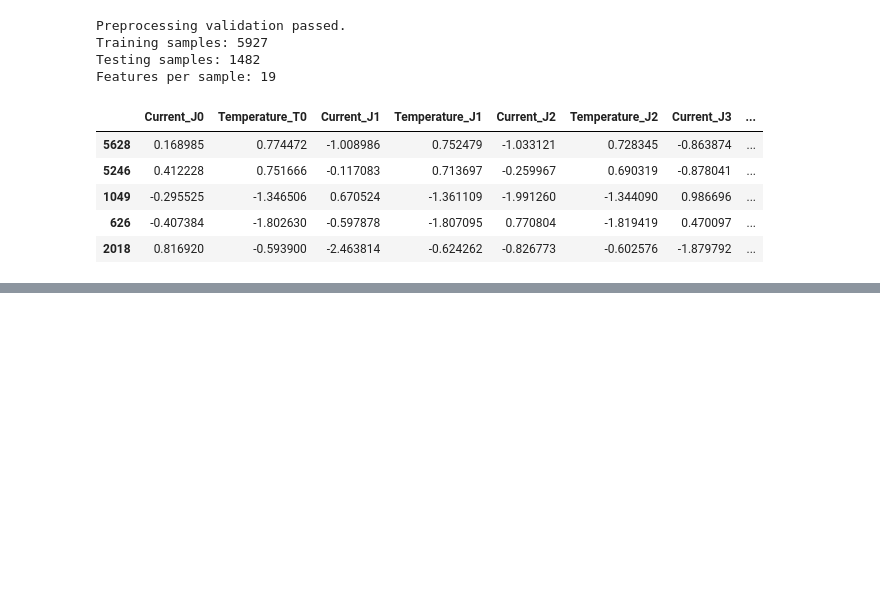
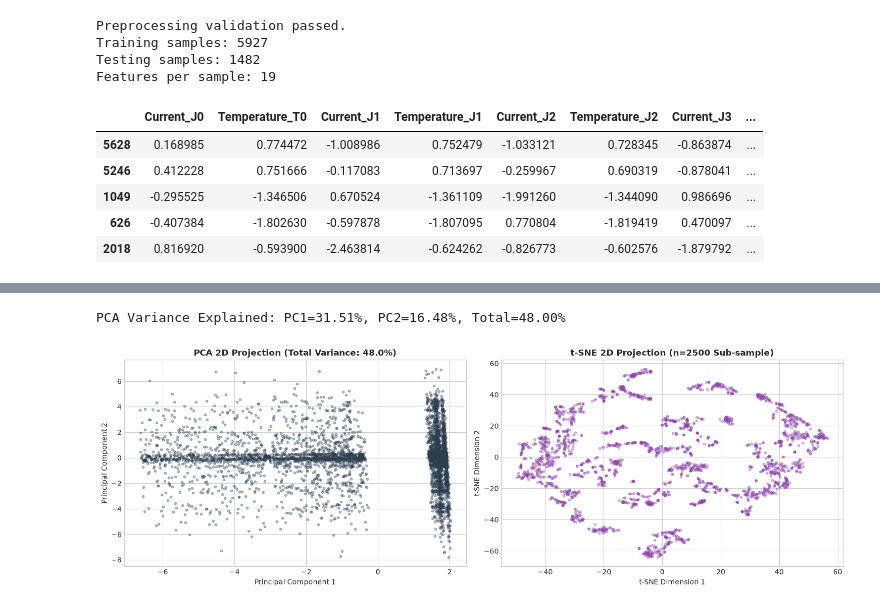
Before and after one commit to Nithin0306/ml_capstone, a Jupyter notebook: notebooks/clustering.ipynb, the cells around one changed output, grey strips where cells are left out. Drawn from its saved outputs; the diff is of its cells as text; code cells hidden in the pictures; blank space fills up the shorter version.

```diff
--- a/notebooks/clustering.ipynb
+++ b/notebooks/clustering.ipynb
@@ -34,13 +34,16 @@ The dataset contains robot sensor measurements, including joint current, tempera
 
 The sensor measurements are used as features for clustering, while metadata and event indicators are excluded from the initial model inputs. Event indicators can be used later to help interpret the resulting clusters.
 # %%
+import os
+
 RANDOM_STATE = 42
 
 plt.style.use("seaborn-v0_8-whitegrid")
 plt.rcParams["font.sans-serif"] = "DejaVu Sans"
 plt.rcParams["figure.figsize"] = (10, 6)
 
-df_raw = pd.read_excel("../data/clustering/ur3.xlsx")
+data_path = "../data/clustering/ur3.xlsx" if os.path.exists("../data/clustering/ur3.xlsx") else "data/clustering/ur3.xlsx"
+df_raw = pd.read_excel(data_path)
 
 # Standardize column names by removing surrounding whitespace
 df = df_raw.copy()
@@ -524,0 +593,31 @@ Both algorithms must be evaluated using the Silhouette Score, Davies–Bouldin I
+# %%
+# PCA 2D Projection
+pca_2d = PCA(n_components=2, random_state=RANDOM_STATE)
+X_pca = pca_2d.fit_transform(X_scaled)
+var_explained = pca_2d.explained_variance_ratio_
+
+print(f"PCA Variance Explained: PC1={var_explained[0]:.2%}, PC2={var_explained[1]:.2%}, Total={sum(var_explained):.2%}")
+
+# t-SNE on a representative sub-sample of 2500 points for efficiency
+np.random.seed(RANDOM_STATE)
+tsne_idx = np.random.choice(len(X_scaled), size=min(2500, len(X_scaled)), replace=False)
+tsne = TSNE(n_components=2, perplexity=30, random_state=RANDOM_STATE, n_jobs=-1)
+X_tsne_sub = tsne.fit_transform(X_scaled[tsne_idx])
+
+fig, axes = plt.subplots(1, 2, figsize=(15, 5))
+
+axes[0].scatter(X_pca[:, 0], X_pca[:, 1], alpha=0.35, c='#2c3e50', s=10)
+axes[0].set_title(f'PCA 2D Projection (Total Variance: {sum(var_explained):.1%})', fontweight='bold')
+axes[0].set_xlabel('Principal Component 1')
+axes[0].set_ylabel('Principal Component 2')
+
+axes[1].scatter(X_tsne_sub[:, 0], X_tsne_sub[:, 1], alpha=0.35, c='#8e44ad', s=10)
+axes[1].set_title('t-SNE 2D Projection (n=2500 Sub-sample)', fontweight='bold')
+axes[1].set_xlabel('t-SNE Dimension 1')
+axes[1].set_ylabel('t-SNE Dimension 2')
+
+plt.tight_layout()
+plt.show()
+# %% [output]
+PCA Variance Explained: PC1=31.51%, PC2=16.48%, Total=48.00%
+[figure, added]
```
Also changed, not shown: parts of 21 cells of this notebook, 1 other file.
